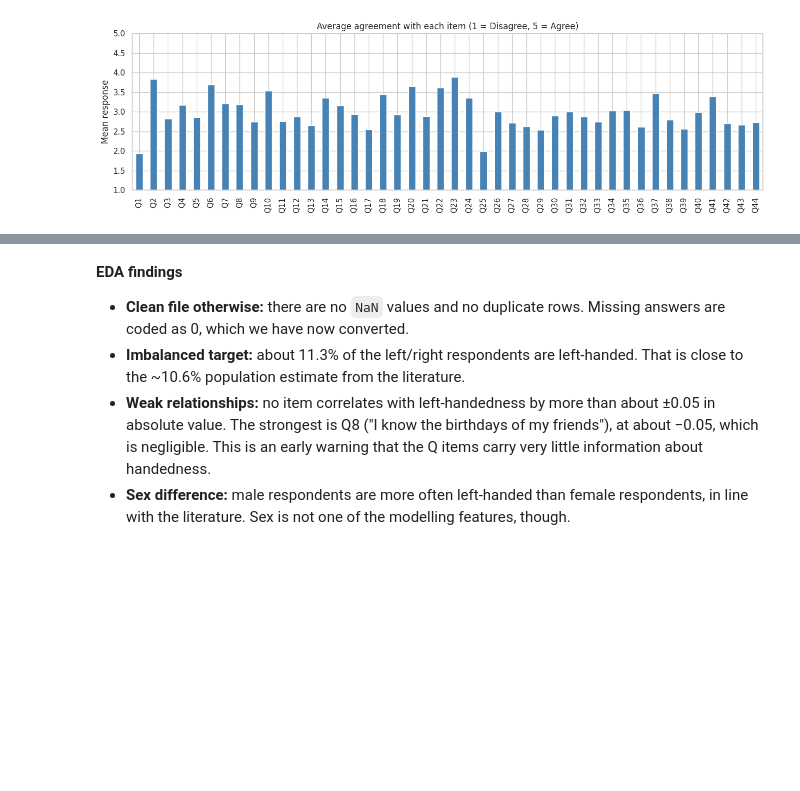
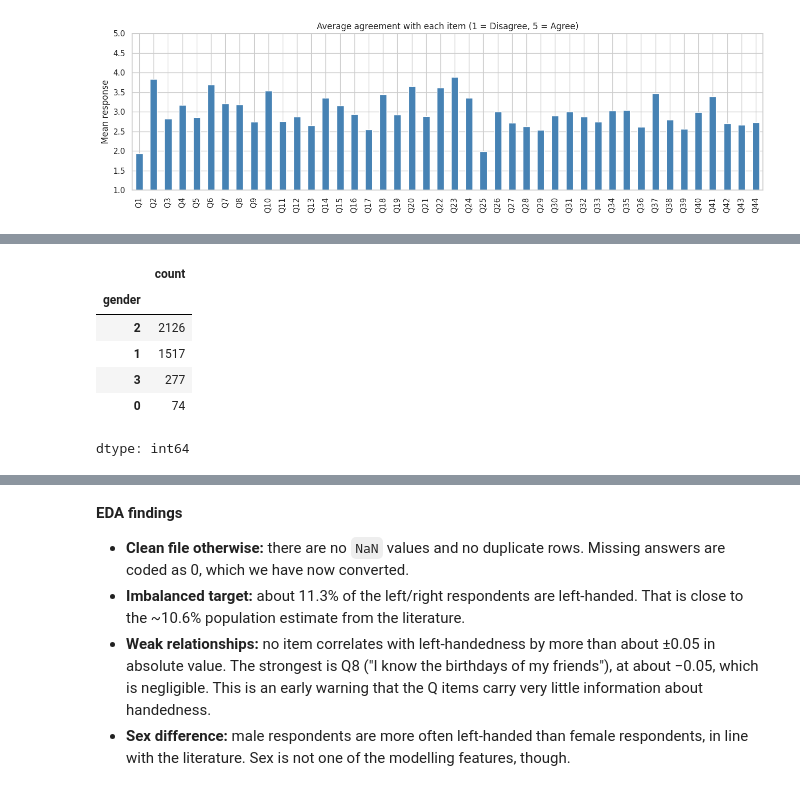
Before and after one commit to juanatga/DSB-Unit-03, a Jupyter notebook: labs/02 - Classification-LeftHanded/lab-classification-left-handedness-WALKTHROUGH.ipynb, the cells around one changed output, grey strips where cells are left out. Drawn from its saved outputs; the diff is of its cells as text; code cells hidden in the pictures; blank space fills up the shorter version.

```diff
--- a/labs/02 - Classification-LeftHanded/lab-classification-left-handedness-WALKTHROUGH.ipynb
+++ b/labs/02 - Classification-LeftHanded/lab-classification-left-handedness-WALKTHROUGH.ipynb
@@ -255,2 +301,12 @@ dtype: float64
+# %%
+df.gender.value_counts()
+# %% [output]
+|  | count |
+| gender |  |
+| 2 | 2126 |
+| 1 | 1517 |
+| 3 | 277 |
+| 0 | 74 |
+dtype: int64
 # %%
 # Not used for modelling, but relevant to the background research
```
Also changed, not shown: parts of 25 cells of this notebook.
